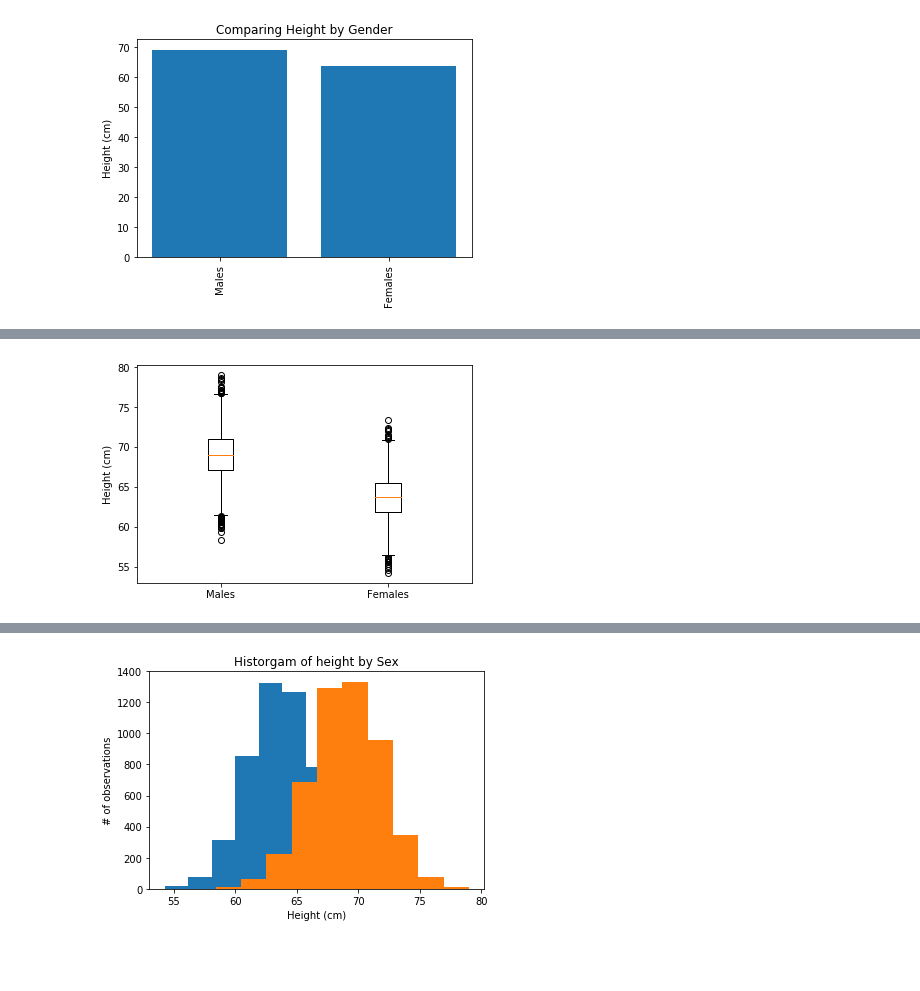
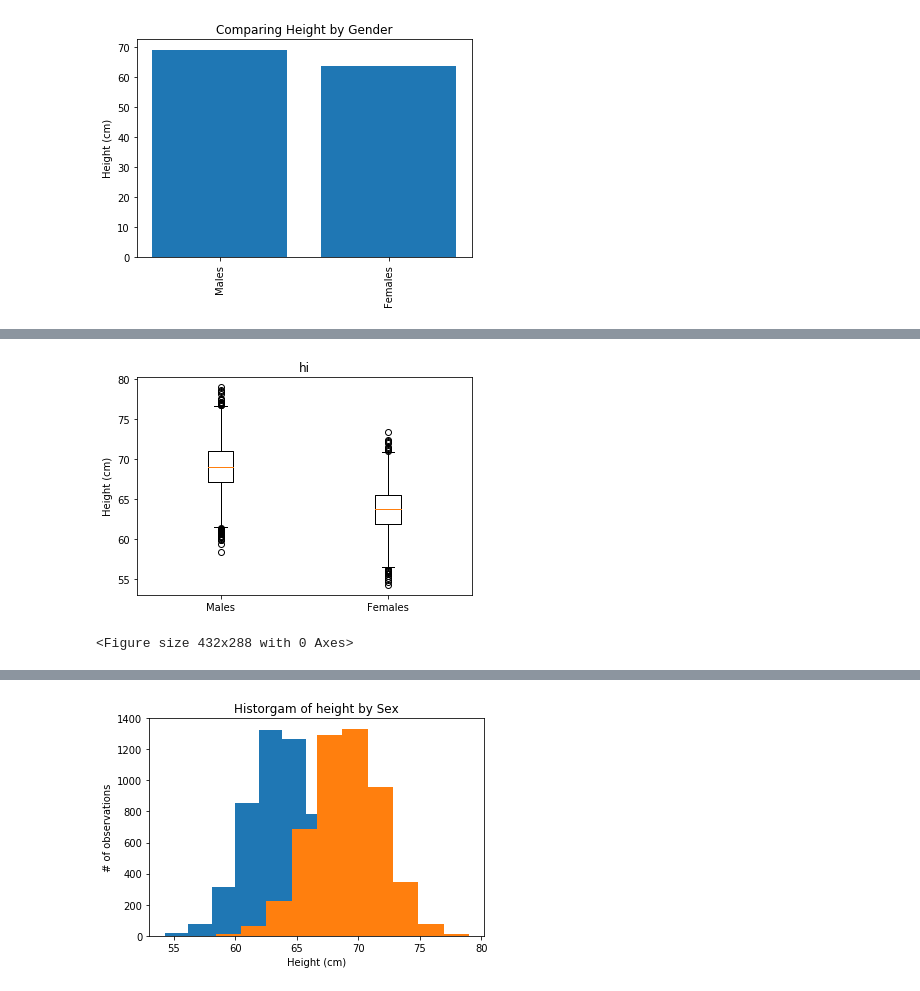
Before and after one commit to h-parker/nyc-mhtn-ds-071519-lectures, a Jupyter notebook: week-3/Data Visualization/graph-types.ipynb, the cells around one changed output, grey strips where cells are left out. Cells and saved outputs as stored; diff of their text form; code cells hidden in the pictures; blank space fills up the shorter version.

Commit message:
update notes with saving image feature

```diff
--- a/week-3/Data Visualization/graph-types.ipynb
+++ b/week-3/Data Visualization/graph-types.ipynb
@@ -113,18 +114,23 @@ In matplot lib, they exclude outliers (using the 1.5IQR rule), so the lower and
 # %%
 fig, ax = plt.subplots()
 
 # Add a boxplot for the "Height" column in the DataFrames
 ax.boxplot([males['Height'], females['Height']])
 
 # Add x-axis tick labels:
 ax.set_xticklabels(['Males', 'Females'])
 
 # Add a y-axis label
 ax.set_ylabel("Height (cm)")
 
+ax.set_title("hi")
+
 plt.show()
+
+plt.savefig('f')
 # %% [output]
-[figure, old version]
+[figure, new version]
+<Figure size 432x288 with 0 Axes>
 # %% [markdown]
 ## Histogram
 
```
Also changed, not shown: parts of 1 cell of this notebook, 1 other file.
